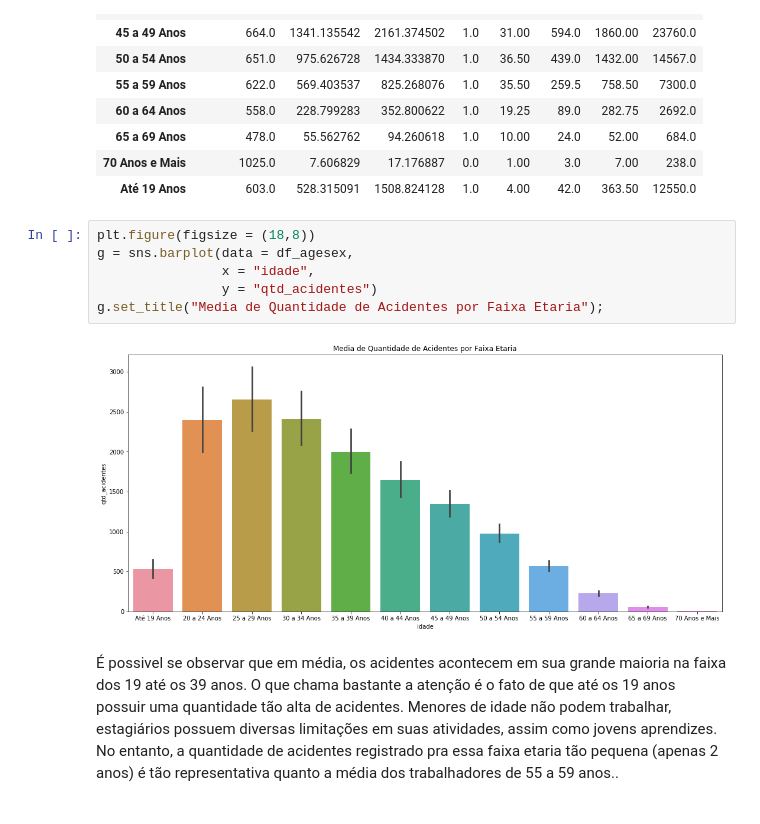
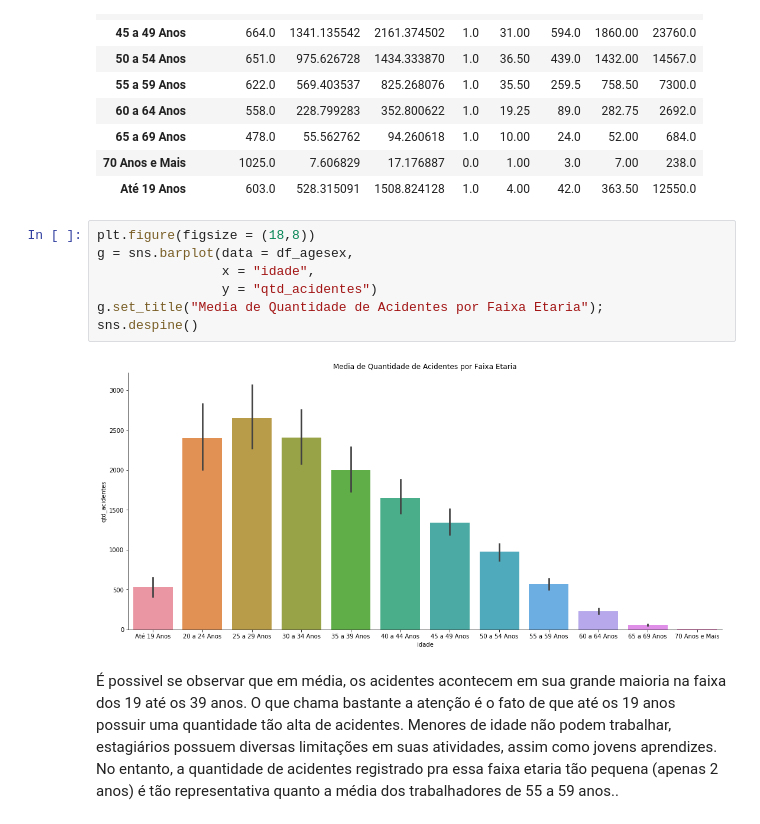
Before and after one commit to lorransr/CAT, a Jupyter notebook: Acidentes_de_Trabalho.ipynb, the cells around one changed output. Cells and saved outputs as stored; diff of their text form.

```diff
--- a/Acidentes_de_Trabalho.ipynb
+++ b/Acidentes_de_Trabalho.ipynb
@@ -741,11 +742,12 @@ df_agesex.groupby(by = "idade")[["qtd_acidentes"]].describe()
 # %%
 plt.figure(figsize = (18,8))
 g = sns.barplot(data = df_agesex,
                 x = "idade",
                 y = "qtd_acidentes")
 g.set_title("Media de Quantidade de Acidentes por Faixa Etaria");
+sns.despine()
 # %% [output]
-[figure, old version]
+[figure, new version]
 # %% [markdown]
 É possivel se observar que em média, os acidentes acontecem em sua grande maioria na faixa dos 19 até os 39 anos. O que chama bastante a atenção é o fato de que até os 19 anos possuir uma quantidade tão alta de acidentes. Menores de idade não podem trabalhar, estagiários possuem diversas limitações em suas atividades, assim como jovens aprendizes. No entanto, a quantidade de acidentes registrado pra essa faixa etaria tão pequena (apenas 2 anos) é tão representativa quanto a média dos trabalhadores de 55 a 59 anos..
 # %%
```
Also changed, not shown: parts of 25 cells of this notebook.
